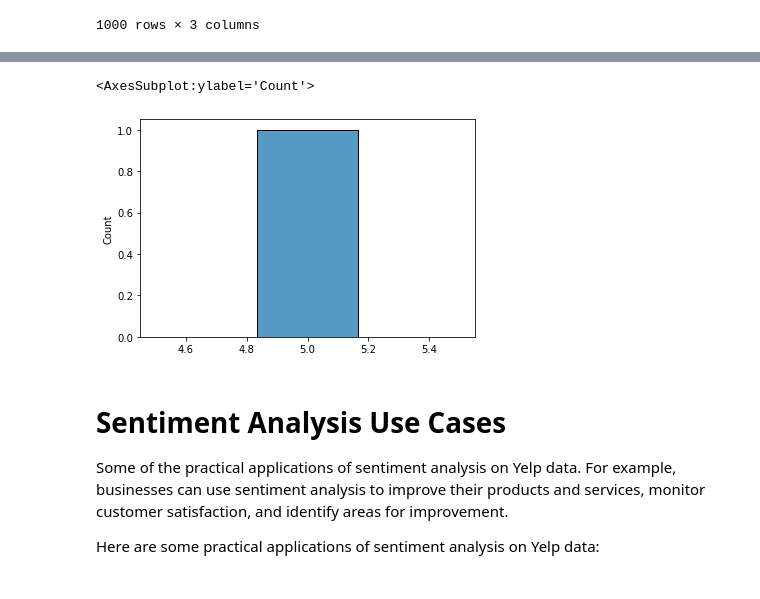
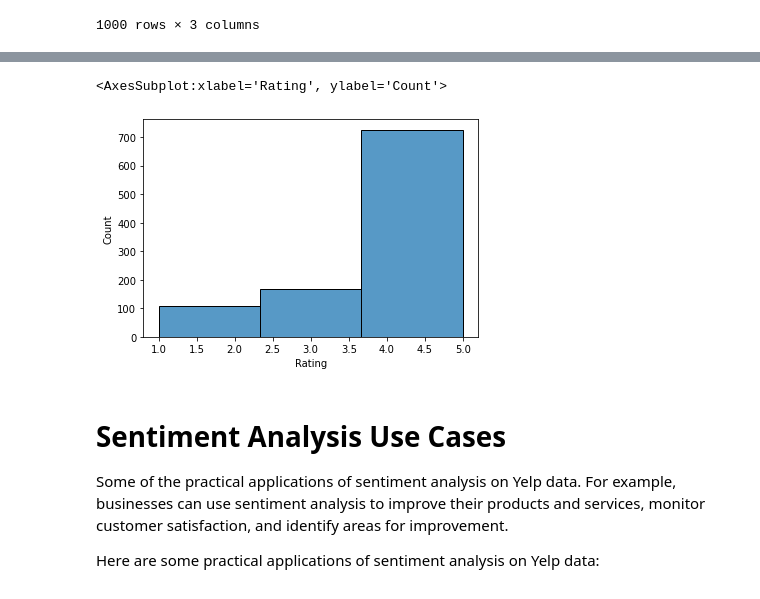
Before and after one commit to cynthialmy/Sentiment-Analysis-with-Scikit-learn, a Jupyter notebook: Sentiment-Analysis-with-Scikit-learn.ipynb, the cells around one changed output, grey strips where cells are left out. Cells and saved outputs as stored; diff of their text form; code cells hidden in the pictures.

```diff
--- a/Sentiment-Analysis-with-Scikit-learn.ipynb
+++ b/Sentiment-Analysis-with-Scikit-learn.ipynb
@@ -777,8 +774,8 @@ Then, as if I hadn't wasted enough of my life there, they poured salt in the wou
 # %%
-sns.histplot(data=predmnb_new, bins = 3)
+sns.histplot(data=df['Rating'], bins = 3)
 # %% [output]
-<AxesSubplot:ylabel='Count'>
+<AxesSubplot:xlabel='Rating', ylabel='Count'>
-[figure, old version]
+[figure, new version]
 # %% [markdown]
 # Sentiment Analysis Use Cases
 
```
Also changed, not shown: parts of 5 cells of this notebook.
